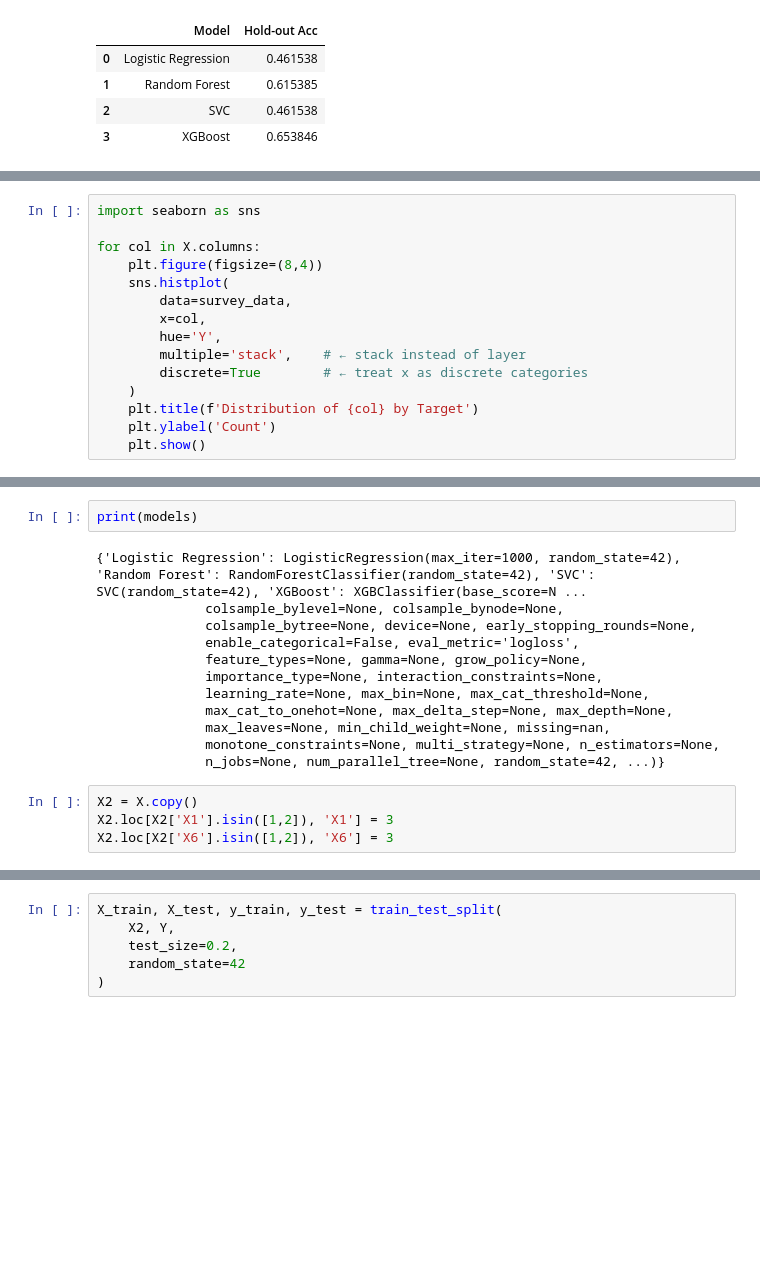
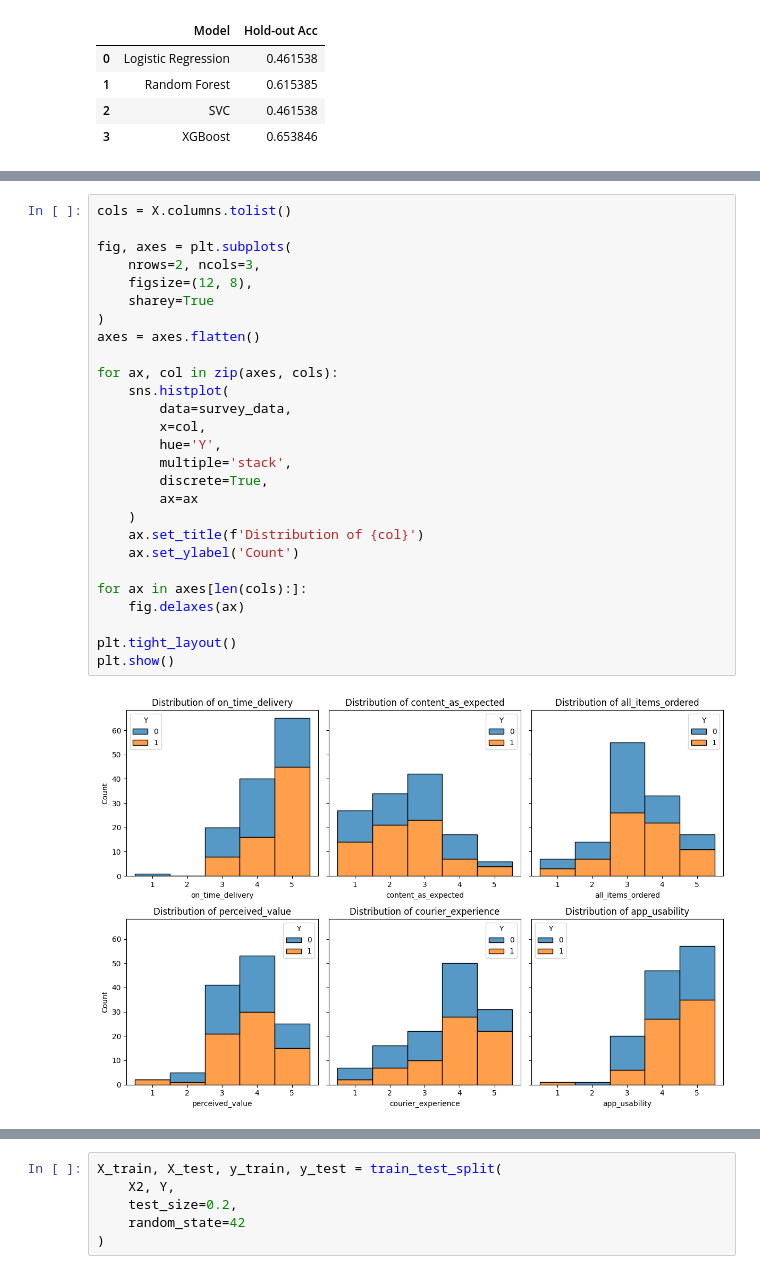
Before and after one commit to arvinfatemi/xOVS288wVKBQFYVD, a Jupyter notebook: HappyCustomers.ipynb, the cells around one changed output, grey strips where cells are left out. Drawn from its saved outputs; the diff is of its cells as text; blank space fills up the shorter version.

```diff
--- a/HappyCustomers.ipynb
+++ b/HappyCustomers.ipynb
@@ -121,18 +132,3 @@ X2 X2
 2     1
 1     1
 Name: count, dtype: int64
-# %%
-import seaborn as sns
-
-for col in X.columns:
-    plt.figure(figsize=(8,4))
-    sns.histplot(
-        data=survey_data,
-        x=col,
-        hue='Y',
-        multiple='stack',    # ← stack instead of layer
-        discrete=True        # ← treat x as discrete categories
-    )
-    plt.title(f'Distribution of {col} by Target')
-    plt.ylabel('Count')
-    plt.show()
@@ -212,18 +135,29 @@ Parameters: { "use_label_encoder" } are not used.
-# %%
-print(models)
-# %% [output]
-{'Logistic Regression': LogisticRegression(max_iter=1000, random_state=42), 'Random Forest': RandomForestClassifier(random_state=42), 'SVC': SVC(random_state=42), 'XGBoost': XGBClassifier(base_score=N ...
-              colsample_bylevel=None, colsample_bynode=None,
-              colsample_bytree=None, device=None, early_stopping_rounds=None,
-              enable_categorical=False, eval_metric='logloss',
-              feature_types=None, gamma=None, grow_policy=None,
-              importance_type=None, interaction_constraints=None,
-              learning_rate=None, max_bin=None, max_cat_threshold=None,
-              max_cat_to_onehot=None, max_delta_step=None, max_depth=None,
-              max_leaves=None, min_child_weight=None, missing=nan,
-              monotone_constraints=None, multi_strategy=None, n_estimators=None,
-              n_jobs=None, num_parallel_tree=None, random_state=42, ...)}
-# %%
-X2 = X.copy()
-X2.loc[X2['X1'].isin([1,2]), 'X1'] = 3
-X2.loc[X2['X6'].isin([1,2]), 'X6'] = 3
+# %%
+cols = X.columns.tolist()
+
+fig, axes = plt.subplots(
+    nrows=2, ncols=3,
+    figsize=(12, 8),
+    sharey=True
+)
+axes = axes.flatten()
+
+for ax, col in zip(axes, cols):
+    sns.histplot(
+        data=survey_data,
+        x=col,
+        hue='Y',
+        multiple='stack',
+        discrete=True,
+        ax=ax
+    )
+    ax.set_title(f'Distribution of {col}')
+    ax.set_ylabel('Count')
+
+for ax in axes[len(cols):]:
+    fig.delaxes(ax)
+
+plt.tight_layout()
+plt.show()
+# %% [output]
+[figure, added]
```
Also changed, not shown: parts of 34 cells of this notebook.
